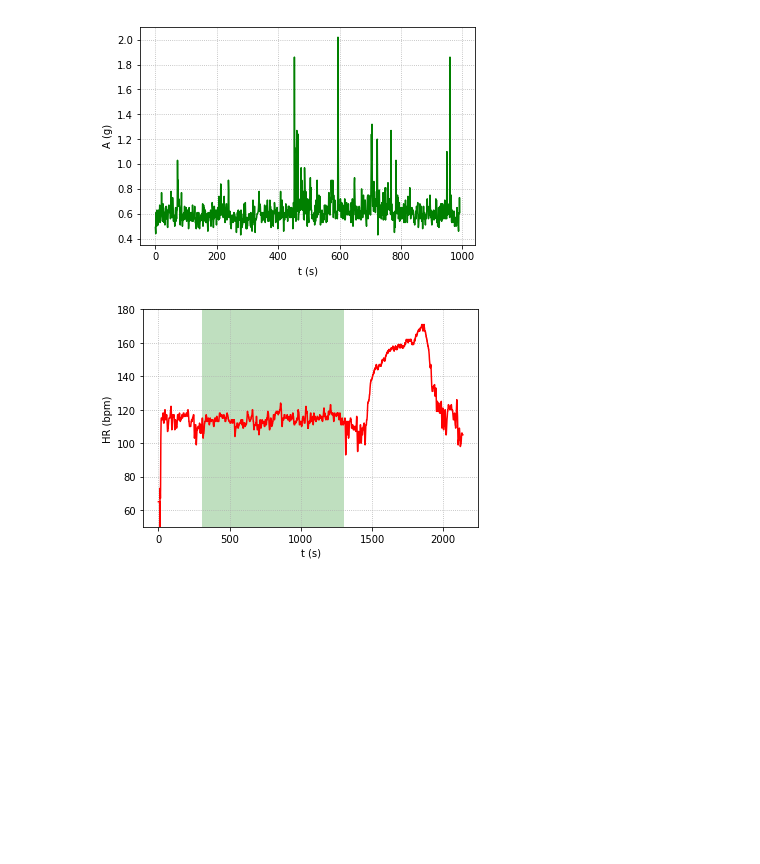
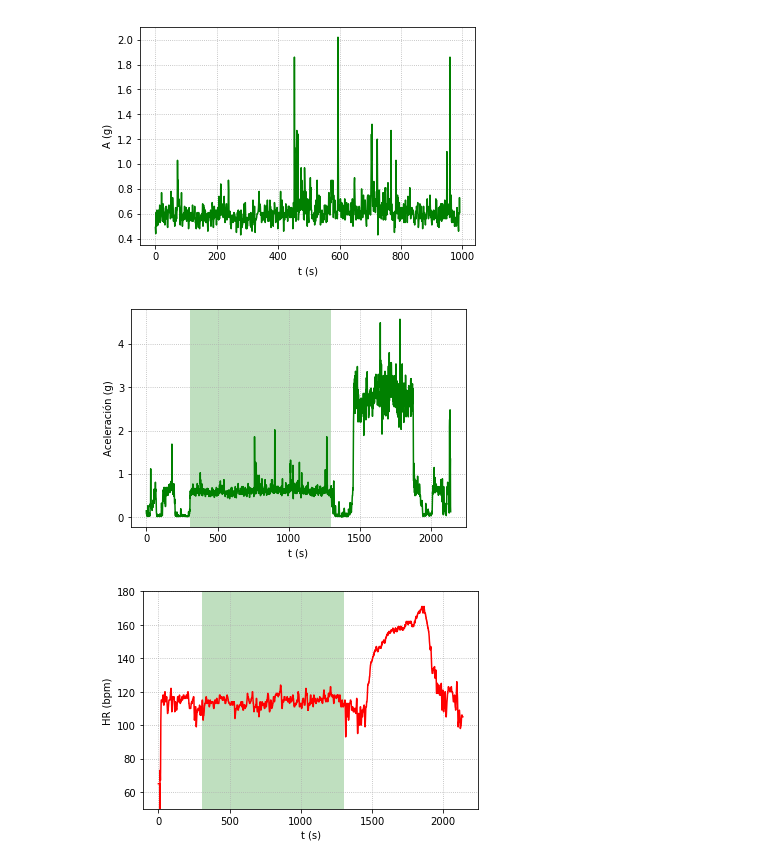
Before and after one commit to Ibarron/ProyectoAlgoritmos2019, a Jupyter notebook: ProyectoAlgoritmos/Proyecto_Final.ipynb, the cells around one changed output. Cells and saved outputs as stored; diff of their text form; code cells hidden in the pictures; blank space fills up the shorter version.

```diff
--- a/ProyectoAlgoritmos/Proyecto_Final.ipynb
+++ b/ProyectoAlgoritmos/Proyecto_Final.ipynb
@@ -56,6 +51,16 @@ plt.ylabel('A (g)')
 plt.show()
 # %% [output]
 [figure]
+# %%
+plt.axvspan(tMin,tMax,facecolor='g',alpha=.25)
+Acc=Datos[:,5]; #Toma todos los valores especificos de la columna 5
+plt.plot(Acc,'g')
+plt.grid(ls=":")
+plt.xlabel('t (s)')
+plt.ylabel('Aceleración (g)')
+plt.show()
+# %% [output]
+[figure, added]
 # %%
 HR=Datos[:,0];
 plt.plot(HR,'r')
```
Also changed, not shown: parts of 2 cells of this notebook, 38 other files.
